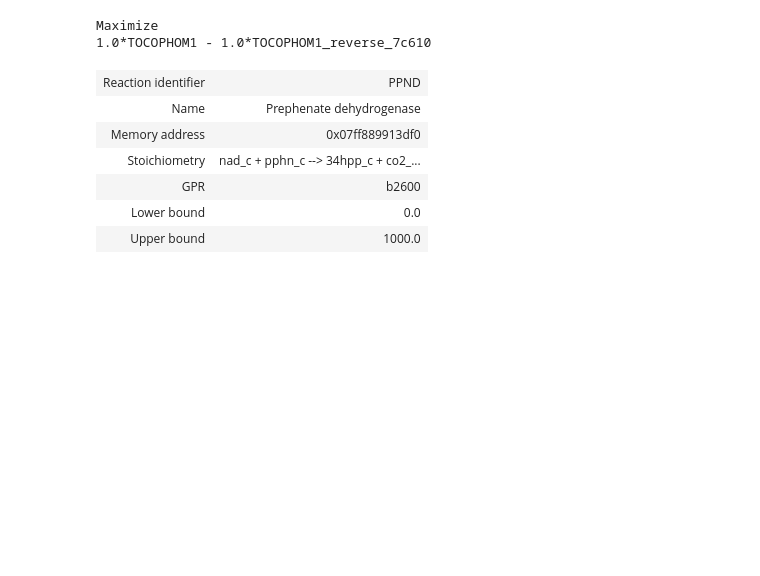
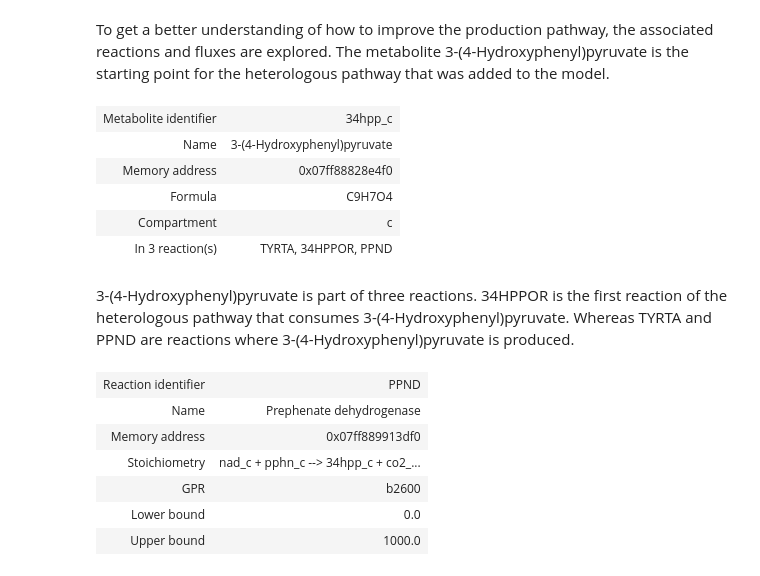
Before and after one commit to 27410/27410-group-assigment-group_2, a Jupyter notebook: 4_Overexpression.ipynb, the cells around one changed output. Cells and saved outputs as stored; diff of their text form; code cells hidden in the pictures; blank space fills up the shorter version.

```diff
--- a/4_Overexpression.ipynb
+++ b/4_Overexpression.ipynb
@@ -10,8 +10,16 @@ model.objective = model.reactions.TOCOPHOM1
-# %%
-print(model.objective)
-# %% [output]
-Maximize
-1.0*TOCOPHOM1 - 1.0*TOCOPHOM1_reverse_7c610
+# %% [markdown]
+To get a better understanding of how to improve the production pathway, the associated reactions and fluxes are explored. The metabolite 3-(4-Hydroxyphenyl)pyruvate is the starting point for the heterologous pathway that was added to the model.
+# %%
+model.metabolites.get_by_id('34hpp_c')
+# %% [output]
+| Metabolite identifier | 34hpp_c |
+| Name | 3-(4-Hydroxyphenyl)pyruvate |
+| Memory address | 0x07ff88828e4f0 |
+| Formula | C9H7O4 |
+| Compartment | c |
+| In 3 reaction(s) | TYRTA, 34HPPOR, PPND |
+# %% [markdown]
+3-(4-Hydroxyphenyl)pyruvate is part of three reactions. 34HPPOR is the first reaction of the heterologous pathway that consumes 3-(4-Hydroxyphenyl)pyruvate. Whereas TYRTA and PPND are reactions where 3-(4-Hydroxyphenyl)pyruvate is produced.
 # %%
 model.reactions.PPND
 # %% [output]
```
Also changed, not shown: parts of 21 cells of this notebook.
